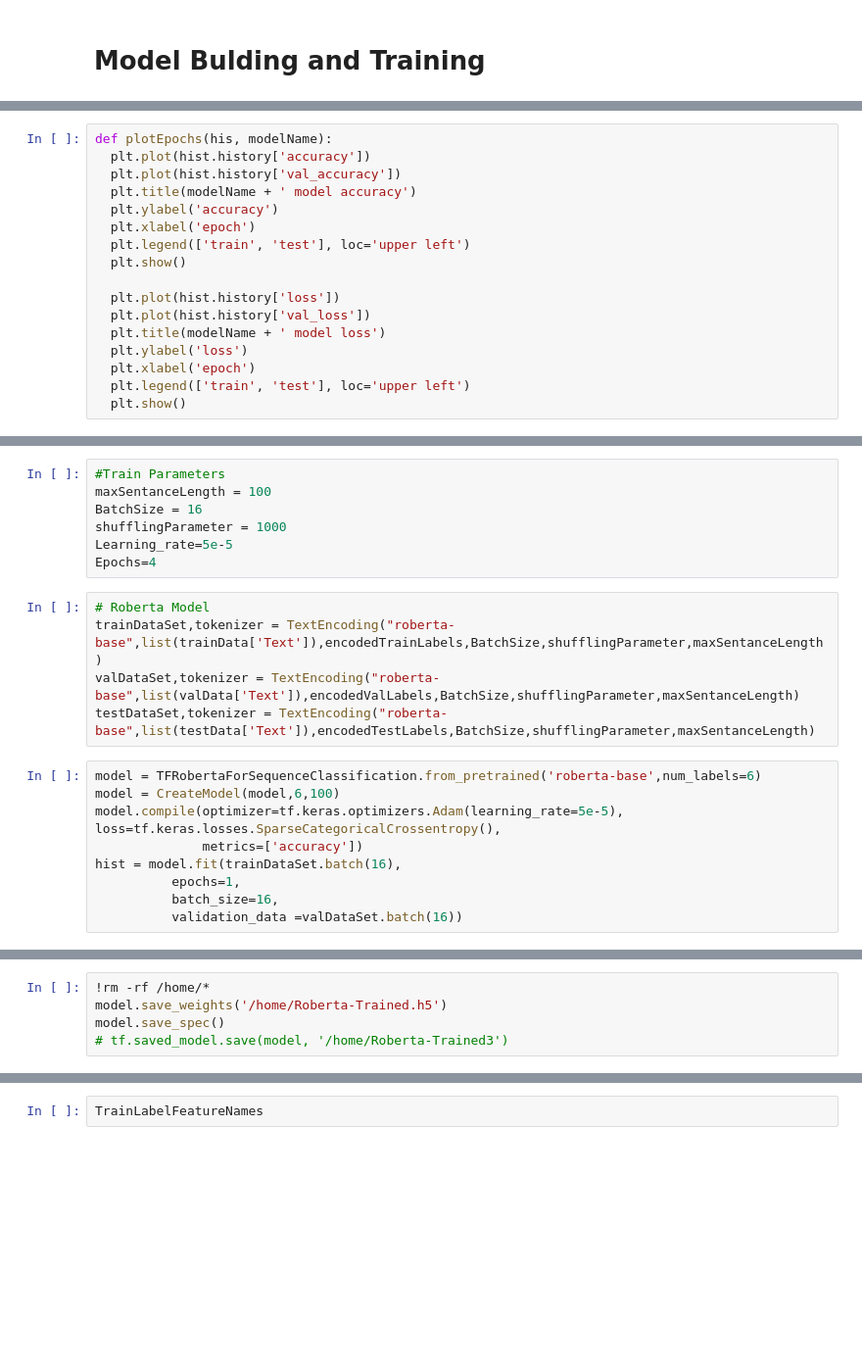
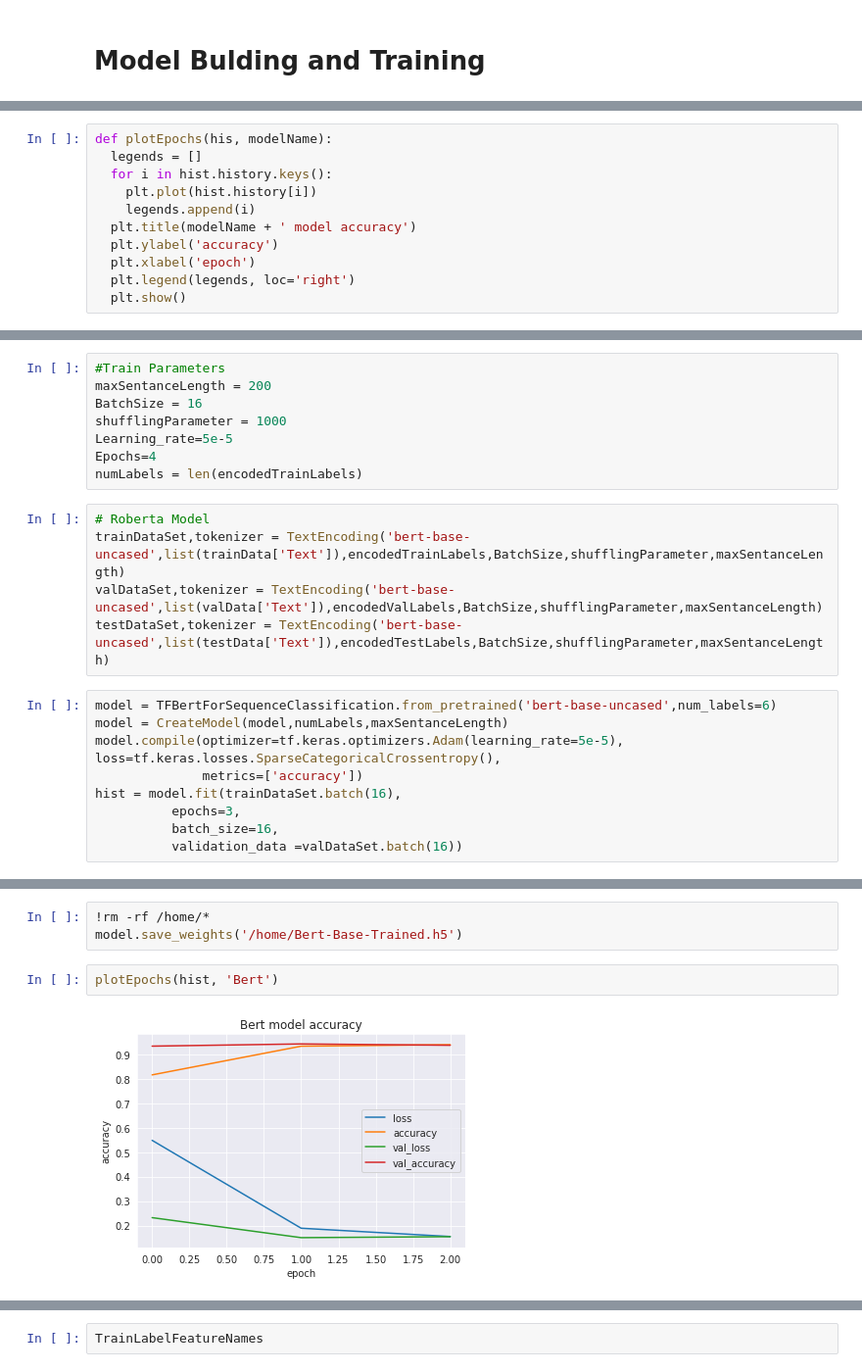
Before and after one commit to orugantiv/CSCE-585, a Jupyter notebook: Models/EmotionModels.ipynb, the cells around one changed output, grey strips where cells are left out. Shown at 98% size. Drawn from its saved outputs; the diff is of its cells as text; blank space fills up the shorter version.

```diff
--- a/Models/EmotionModels.ipynb
+++ b/Models/EmotionModels.ipynb
@@ -214,18 +213,12 @@ def CreateModel(model,
   return testModel
 # %%
 def plotEpochs(his, modelName):
-  plt.plot(hist.history['accuracy'])
-  plt.plot(hist.history['val_accuracy'])
+  legends = []
+  for i in hist.history.keys():
+    plt.plot(hist.history[i])
+    legends.append(i)
   plt.title(modelName + ' model accuracy')
   plt.ylabel('accuracy')
   plt.xlabel('epoch')
-  plt.legend(['train', 'test'], loc='upper left')
+  plt.legend(legends, loc='right')
   plt.show()
-
-  plt.plot(hist.history['loss'])
-  plt.plot(hist.history['val_loss'])
-  plt.title(modelName + ' model loss')
-  plt.ylabel('loss')
-  plt.xlabel('epoch')
-  plt.legend(['train', 'test'], loc='upper left')
-  plt.show()
@@ -232,22 +244,23 @@ def plotEpochs(his, modelName):
 # %%
 #Train Parameters
-maxSentanceLength = 100
+maxSentanceLength = 200
 BatchSize = 16
 shufflingParameter = 1000
 Learning_rate=5e-5
 Epochs=4
+numLabels = len(encodedTrainLabels)
 # %%
 # Roberta Model
-trainDataSet,tokenizer = TextEncoding("roberta-base",list(trainData['Text']),encodedTrainLabels,BatchSize,shufflingParameter,maxSentanceLength)
-valDataSet,tokenizer = TextEncoding("roberta-base",list(valData['Text']),encodedValLabels,BatchSize,shufflingParameter,maxSentanceLength)
-testDataSet,tokenizer = TextEncoding("roberta-base",list(testData['Text']),encodedTestLabels,BatchSize,shufflingParameter,maxSentanceLength)
+trainDataSet,tokenizer = TextEncoding('bert-base-uncased',list(trainData['Text']),encodedTrainLabels,BatchSize,shufflingParameter,maxSentanceLength)
+valDataSet,tokenizer = TextEncoding('bert-base-uncased',list(valData['Text']),encodedValLabels,BatchSize,shufflingParameter,maxSentanceLength)
+testDataSet,tokenizer = TextEncoding('bert-base-uncased',list(testData['Text']),encodedTestLabels,BatchSize,shufflingParameter,maxSentanceLength)
 # %%
-model = TFRobertaForSequenceClassification.from_pretrained('roberta-base',num_labels=6)
-model = CreateModel(model,6,100)
+model = TFBertForSequenceClassification.from_pretrained('bert-base-uncased',num_labels=6)
+model = CreateModel(model,numLabels,maxSentanceLength)
 model.compile(optimizer=tf.keras.optimizers.Adam(learning_rate=5e-5), loss=tf.keras.losses.SparseCategoricalCrossentropy(),
               metrics=['accuracy'])
 hist = model.fit(trainDataSet.batch(16),
-          epochs=1,
+          epochs=3,
           batch_size=16,
           validation_data =valDataSet.batch(16))
 # %% [output]
@@ -255,8 +277,10 @@ ResourceExhaustedError: ignored
 # %%
 !rm -rf /home/*
-model.save_weights('/home/Roberta-Trained.h5')
-model.save_spec()
-# tf.saved_model.save(model, '/home/Roberta-Trained3')
+model.save_weights('/home/Bert-Base-Trained.h5')
+# %%
+plotEpochs(hist, 'Bert')
+# %% [output]
+[figure, added]
 # %%
 model = TFRobertaForSequenceClassification.from_pretrained('roberta-base',num_labels=6)
 model = CreateModel(model,6,100)
```
Also changed, not shown: parts of 23 cells of this notebook.
